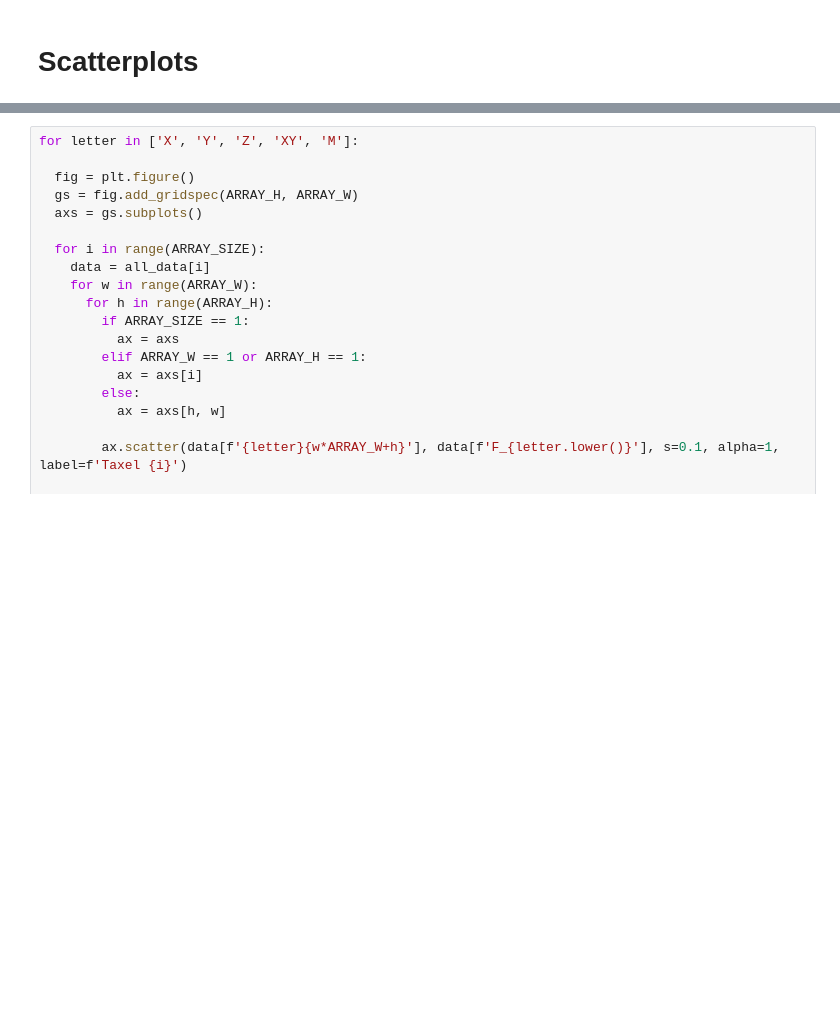
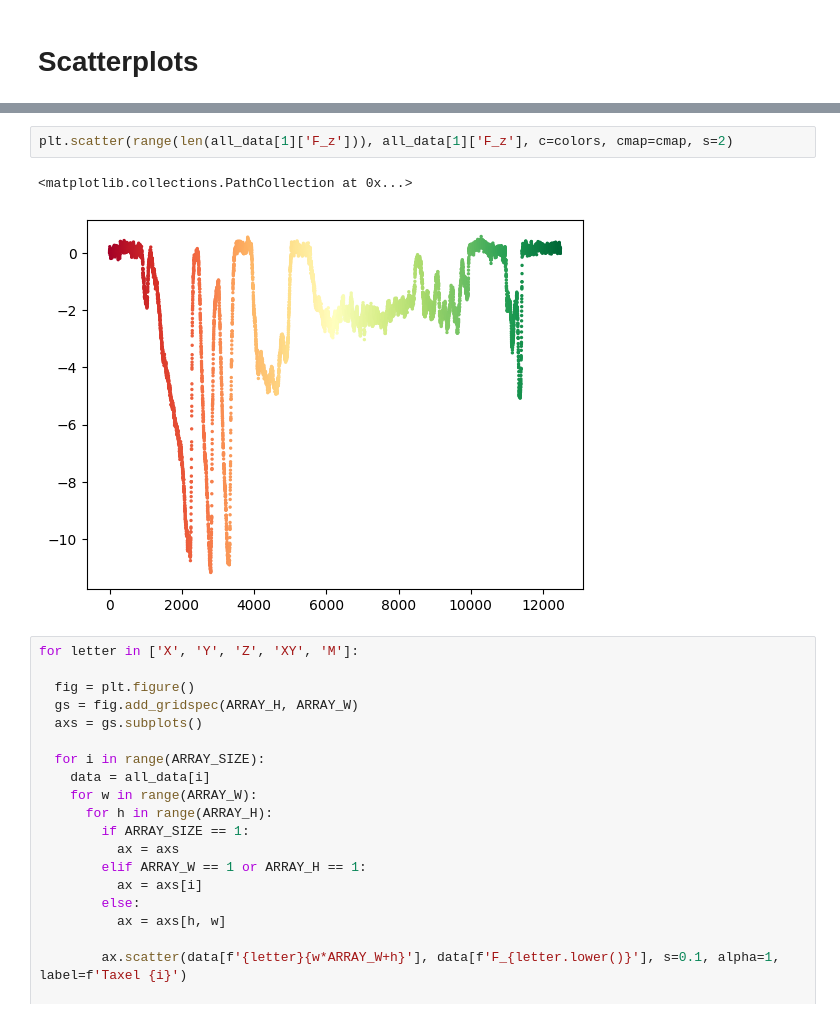
Before and after one commit to LowiekVDS/High-Resolution-Three-axis-Force-Sensing-for-Robotic-Fingertips, a Jupyter notebook: notebooks/analyze_data.ipynb, the cells around one changed output, grey strips where cells are left out. Saved outputs shown, nothing was run; the diff lists cells and outputs as text; blank space fills up the shorter version.

```diff
--- a/notebooks/analyze_data.ipynb
+++ b/notebooks/analyze_data.ipynb
@@ -86,3 +97,8 @@ for j in range(ARRAY_SIZE):
+# %%
+plt.scatter(range(len(all_data[1]['F_z'])), all_data[1]['F_z'], c=colors, cmap=cmap, s=2)
+# %% [output]
+<matplotlib.collections.PathCollection at 0x...>
+[figure, added]
 # %%
 for letter in ['X', 'Y', 'Z', 'XY', 'M']:
 
```
Also changed, not shown: parts of 4 cells of this notebook, 31 other files.
